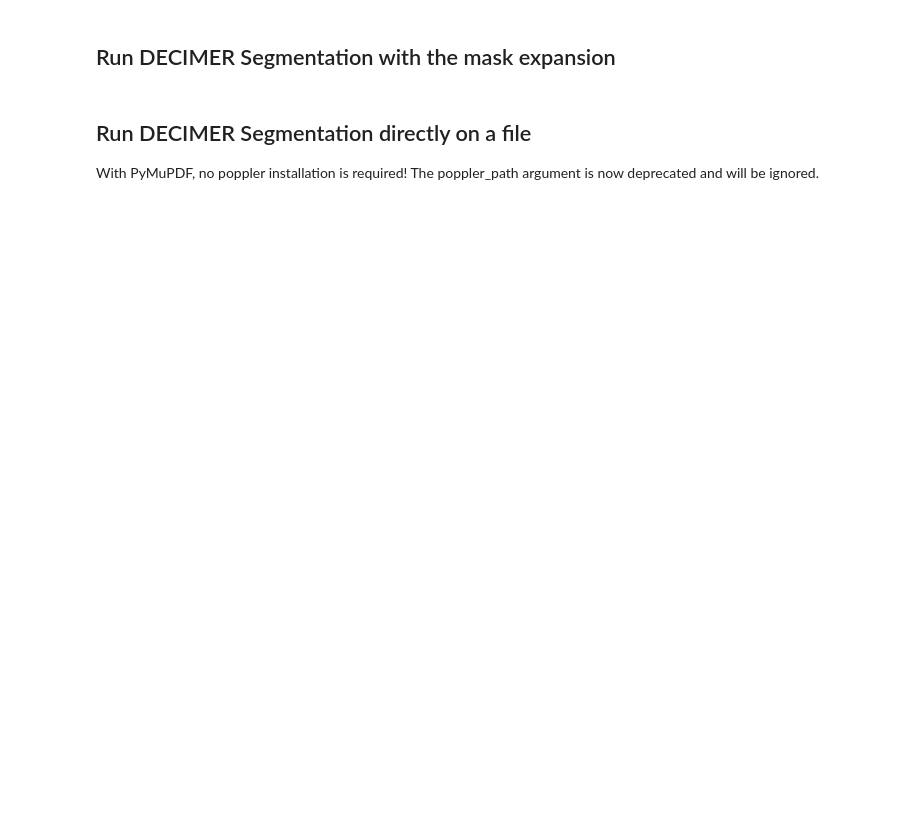
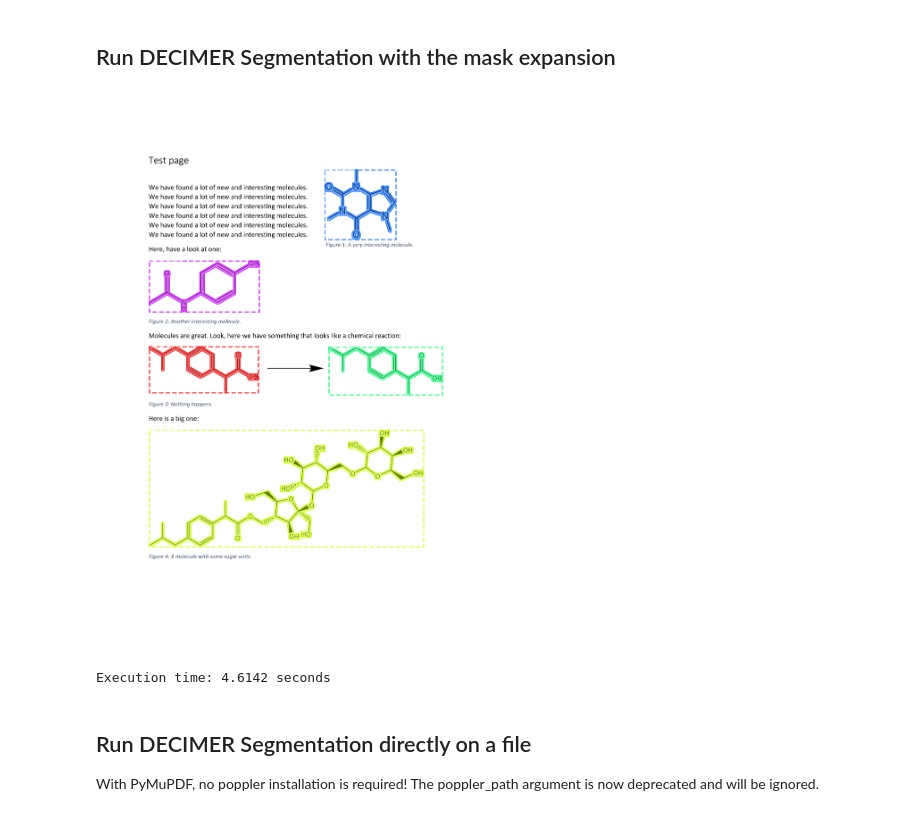
Before and after one commit to alexey-krasnov/DECIMER-Image-Segmentation, a Jupyter notebook: DECIMER_Segmentation_notebook.ipynb, the cells around one changed output. Drawn from its saved outputs; the diff is of its cells as text; code cells hidden in the pictures; blank space fills up the shorter version.

```diff
--- a/DECIMER_Segmentation_notebook.ipynb
+++ b/DECIMER_Segmentation_notebook.ipynb
@@ -144,9 +138,19 @@ Downloading model weights...
 # %% [markdown]
 ## Run DECIMER Segmentation with the mask expansion
 # %%
+import time
+
+start_time = time.perf_counter()
 segments = segment_chemical_structures(
     np.array(pages[0]), expand=True, visualization=True
 )
+end_time = time.perf_counter()
+
+execution_time = end_time - start_time
+print(f"Execution time: {execution_time:.4f} seconds")
+# %% [output]
+[figure, added]
+Execution time: 4.6142 seconds
 # %% [markdown]
 ## Run DECIMER Segmentation directly on a file
 
```
Also changed, not shown: parts of 4 cells of this notebook, 15 other files.
